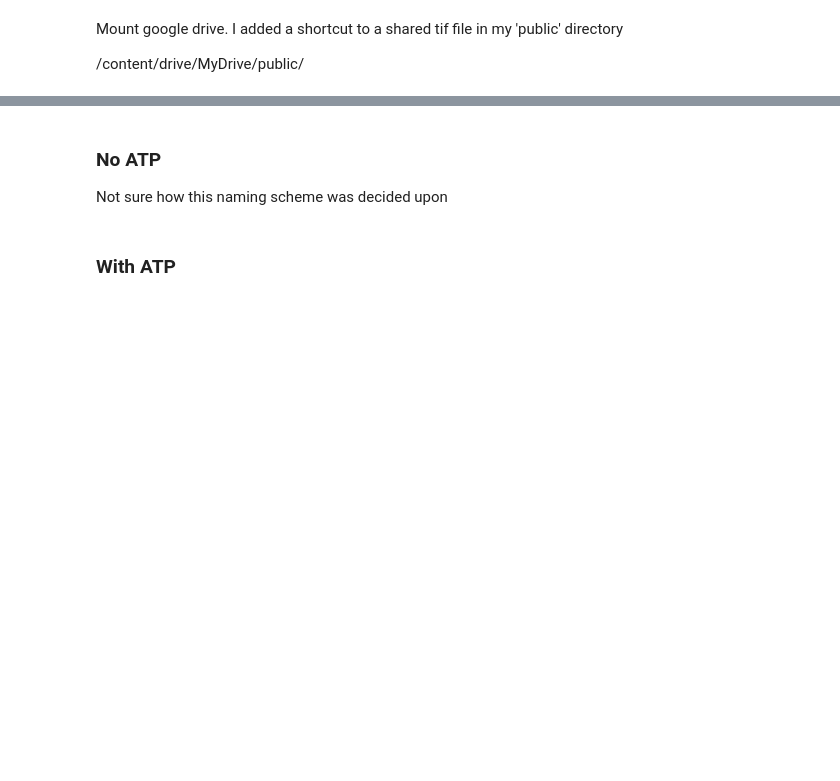
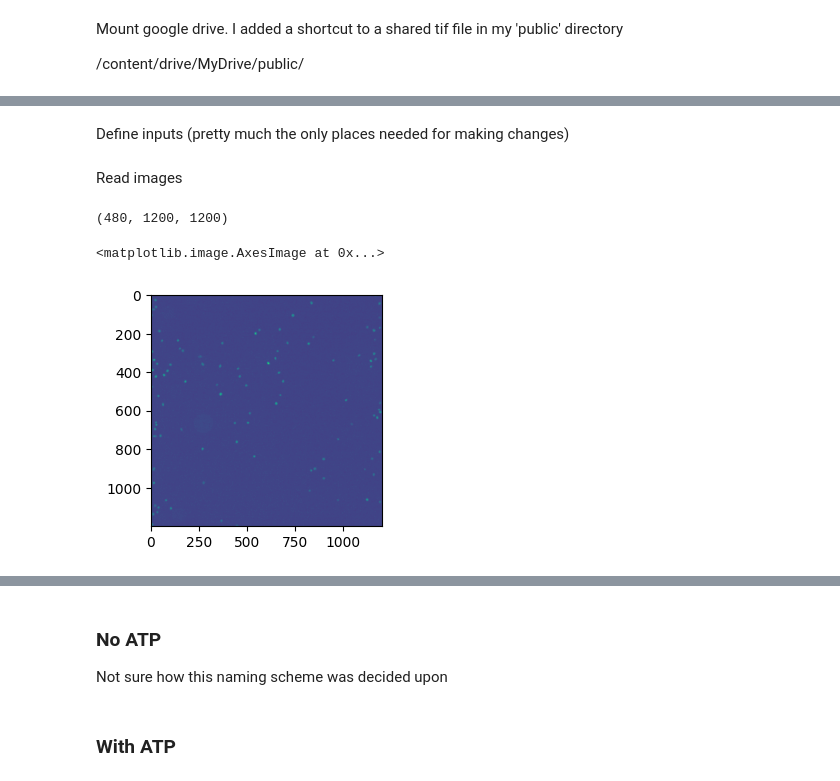
Before and after one commit to huskeypm/cellmigration, a Jupyter notebook: expt_analysis.ipynb, the cells around one changed output, grey strips where cells are left out. Cells and saved outputs as stored; diff of their text form; code cells hidden in the pictures; blank space fills up the shorter version.

```diff
--- a/expt_analysis.ipynb
+++ b/expt_analysis.ipynb
@@ -305,0 +87,53 @@ getParams(thresh,refFrame=0,diameter=diameter,minmass=minmass)
+# %% [markdown]
+Define inputs (pretty much the only places needed for making changes)
+# %%
+# read in image and show first frame
+user = "Emily"
+user = "PKH"
+if user == "Emily":
+  name='Position4'
+  fileName=r"C:\Users\ekrue\Downloads\12_13_23_{}.tif".format(name)
+elif user == "PKH":
+  #name = "Position_1" #
+  name = "Position_2"
+  fileName = path+"/%s_movie.tif"%name
+
+# time/frame conversion
+fr = 180 # s/fr # experiment
+
+# image processing parameters
+downsampleRate = 4
+crop=True
+thresh=True
+
+
+# determine parameters to track particles
+# paramters: diameter, minmass
+#- positiion 1
+diameter=101  # adjust me first
+minmass = 1000
+#- positiion 2
+diameter=91  # adjust me first
+minmass = 100
+
+# for fitting MSDs
+fittingRange=[0,100]
+# %% [markdown]
+Read images
+# %%
+# read image
+raw_data = tifffile.imread(fileName)
+print(raw_data.shape)
+
+multiChannel = False
+if multiChannel:
+  channel=0
+  frames=raw_data[:,channel,:,:]
+else:
+  frames=raw_data[:,:,:]
+
+plt.imshow(frames[0,:,:])
+# %% [output]
+(480, 1200, 1200)
+<matplotlib.image.AxesImage at 0x...>
+[figure, added]
```
Also changed, not shown: parts of 34 cells of this notebook.
